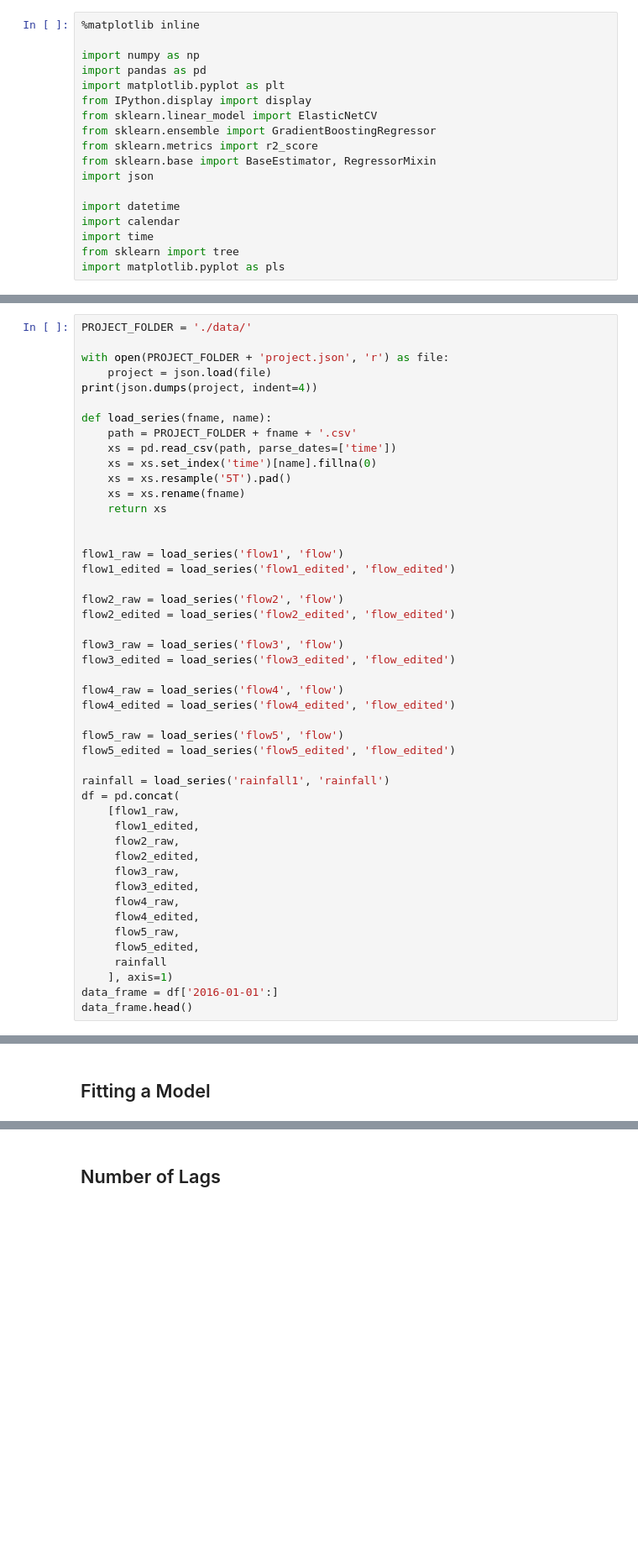
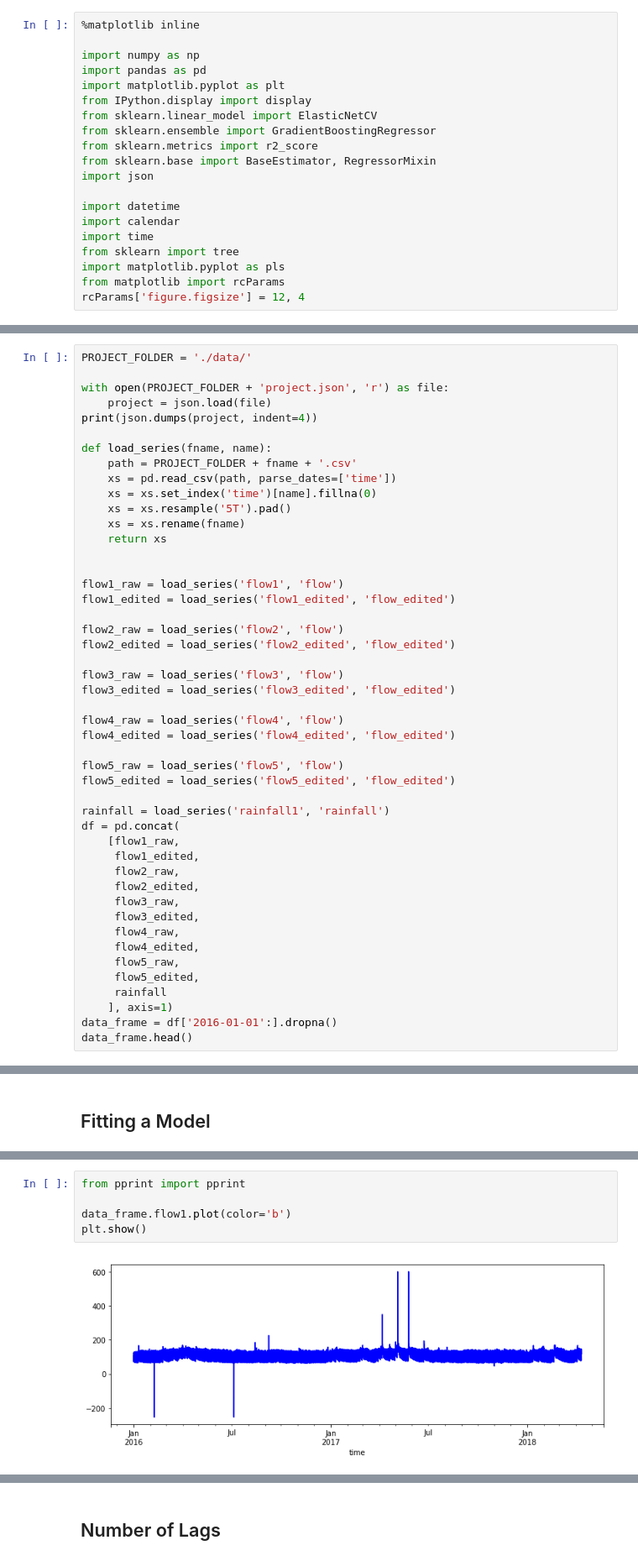
Before and after one commit to stepinski/machinelearning, a Jupyter notebook: Testing new approach to flow predict.ipynb, the cells around one changed output, grey strips where cells are left out. Shown: that part at 84% size. Cells and saved outputs as stored; diff of their text form; blank space fills up the shorter version.

```diff
--- a/Testing new approach to flow predict.ipynb
+++ b/Testing new approach to flow predict.ipynb
@@ -18,6 +18,8 @@ import calendar
 import time
 from sklearn import tree
 import matplotlib.pyplot as pls
+from matplotlib import rcParams
+rcParams['figure.figsize'] = 12, 4
 # %% [markdown]
 ## Loading flow with rain
 # %%
@@ -65,7 +67,7 @@ df = pd.concat(
      flow5_edited,
      rainfall
     ], axis=1)
-data_frame = df['2016-01-01':]
+data_frame = df['2016-01-01':].dropna()
 data_frame.head()
 # %% [output]
 {
@@ -103,3 +98,10 @@ print 'Average time step: {!s}'.format(t_diff_median)
+# %%
+from pprint import pprint
+
+data_frame.flow1.plot(color='b')
+plt.show()
+# %% [output]
+[figure, added]
 # %%
 def fit_model(t, X, y, distance, test_size=0.2, log_transform=False, estimator=None, plot=False):
 
```
Also changed, not shown: parts of 2 cells of this notebook.
